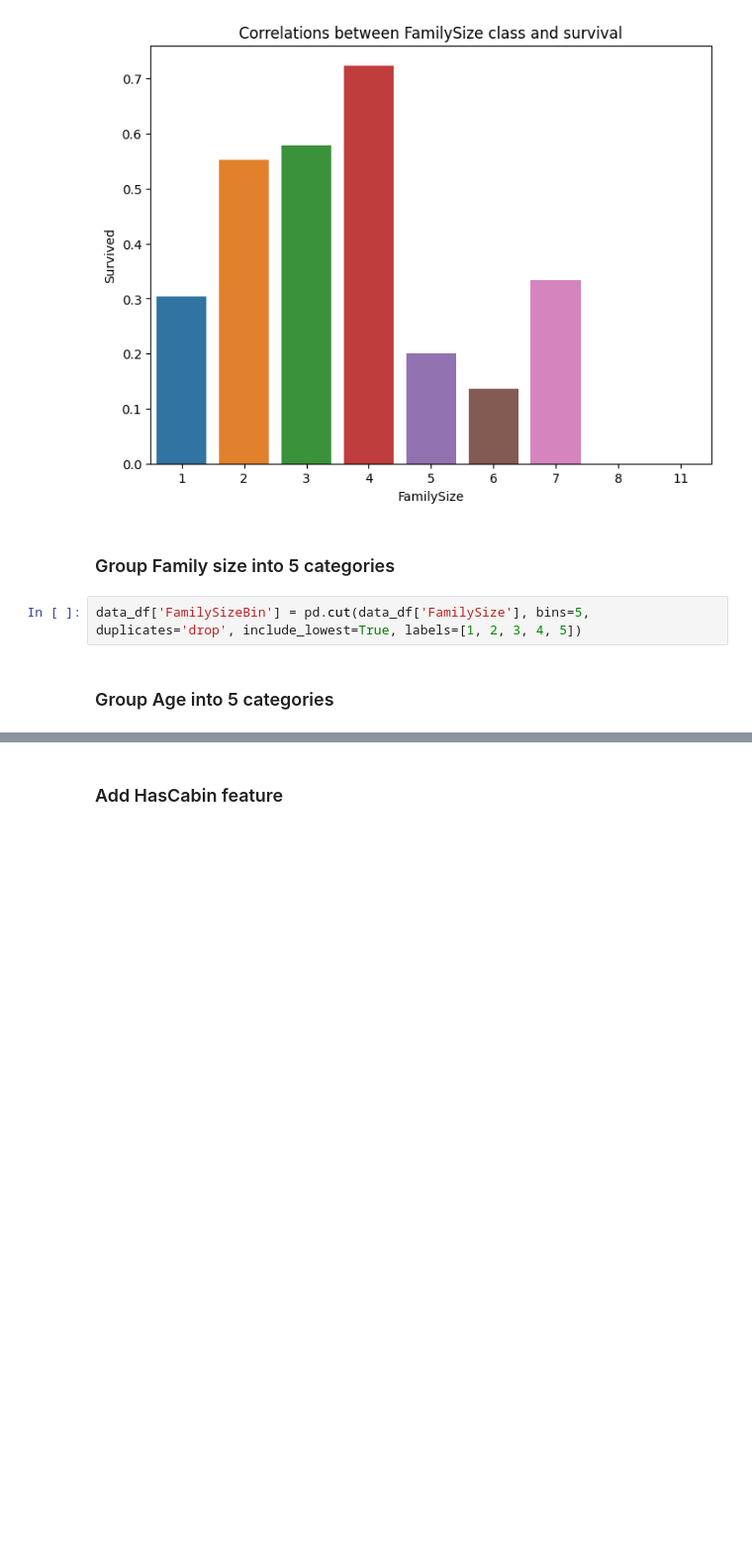
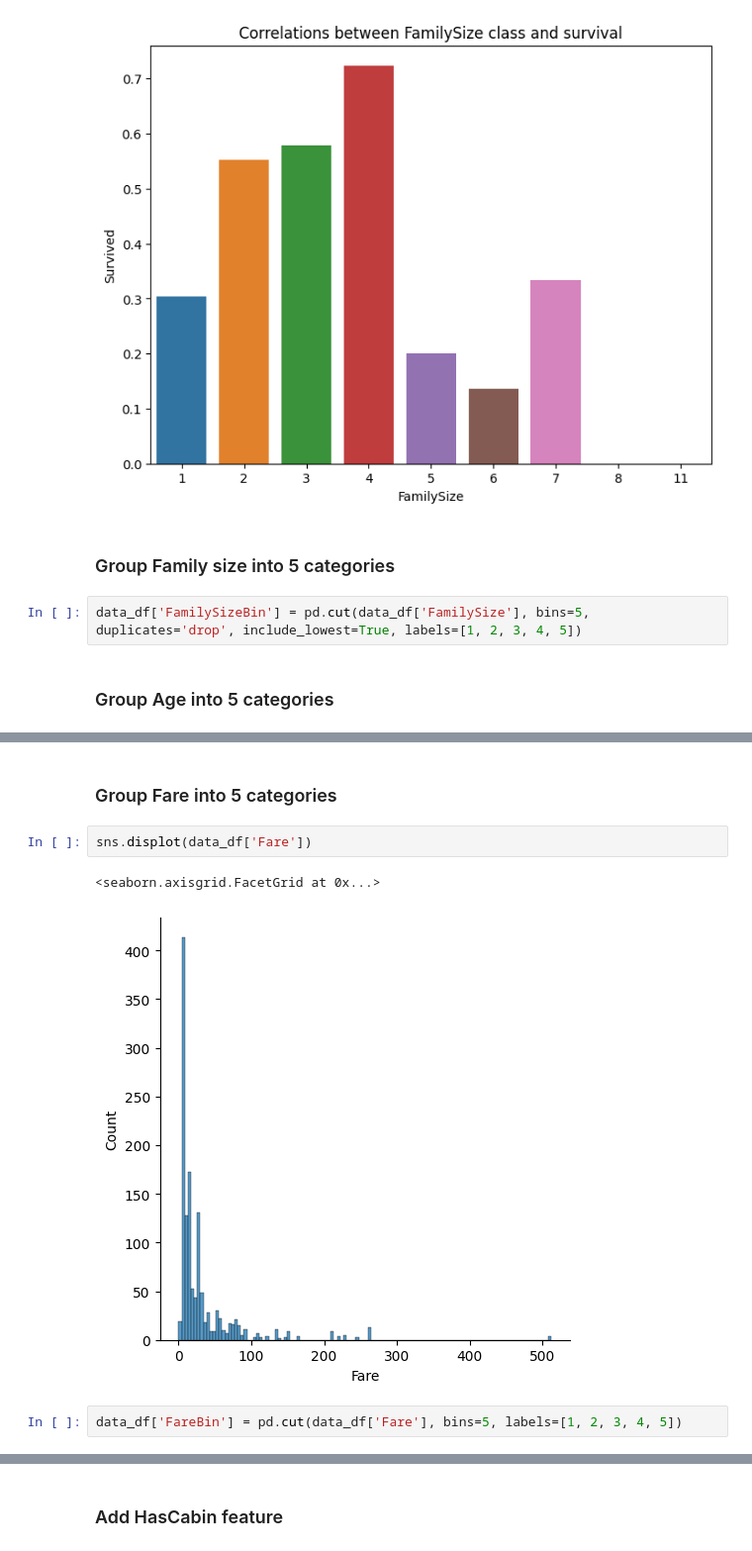
Before and after one commit to Milutin-S/kaggleCompetitions, a Jupyter notebook: Titanic/notes.ipynb, the cells around one changed output, grey strips where cells are left out. Shown: that part at 99% size. Cells and saved outputs as stored; diff of their text form; blank space fills up the shorter version.

```diff
--- a/Titanic/notes.ipynb
+++ b/Titanic/notes.ipynb
@@ -374,0 +384,9 @@ data_df['FamilySizeBin'] = pd.cut(data_df['FamilySize'], bins=5, duplicates='dro
+# %% [markdown]
+### Group Fare into 5 categories
+# %%
+sns.displot(data_df['Fare'])
+# %% [output]
+<seaborn.axisgrid.FacetGrid at 0x...>
+[figure, added]
+# %%
+data_df['FareBin'] = pd.cut(data_df['Fare'], bins=5, labels=[1, 2, 3, 4, 5])
```
Also changed, not shown: parts of 26 cells of this notebook.
